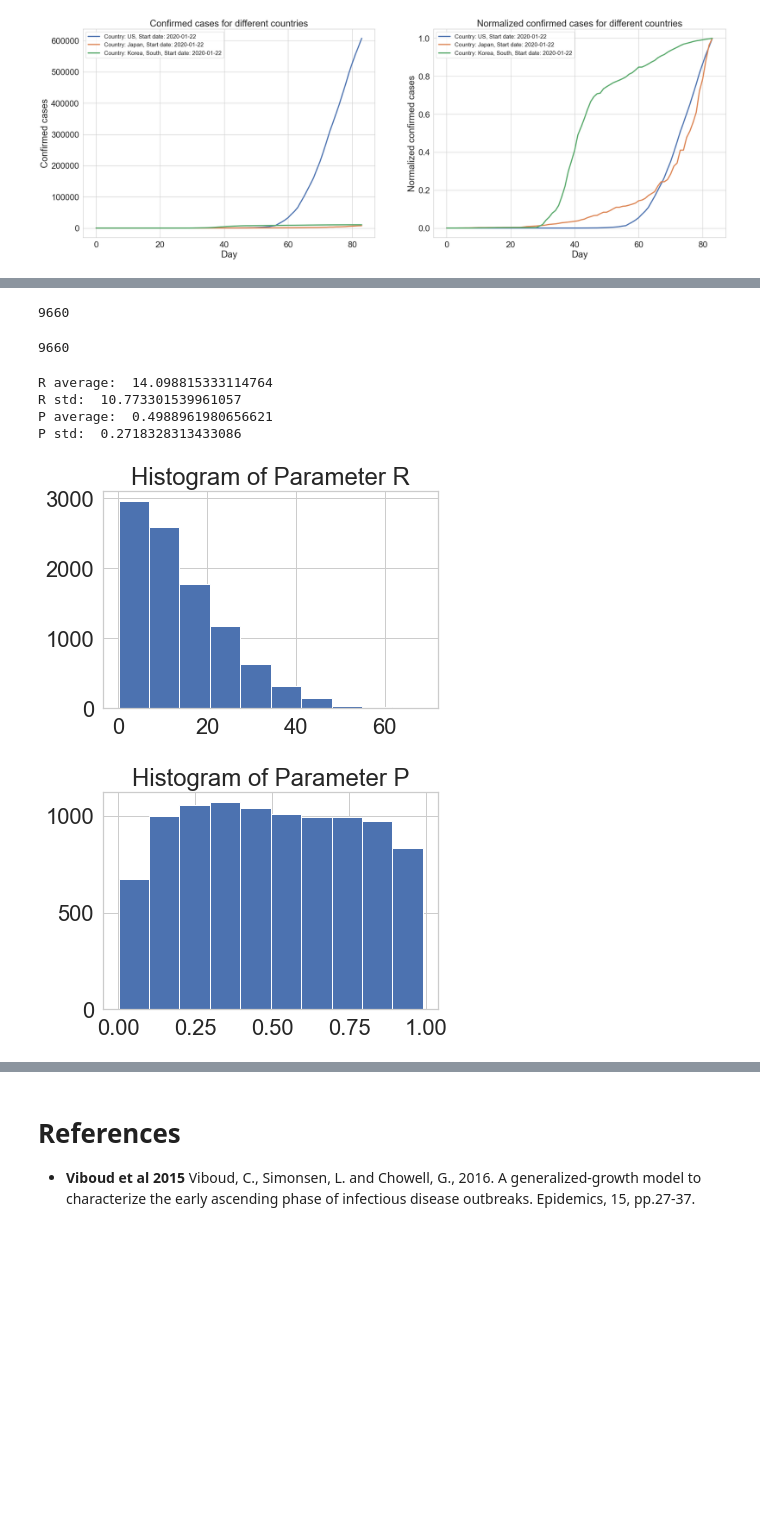
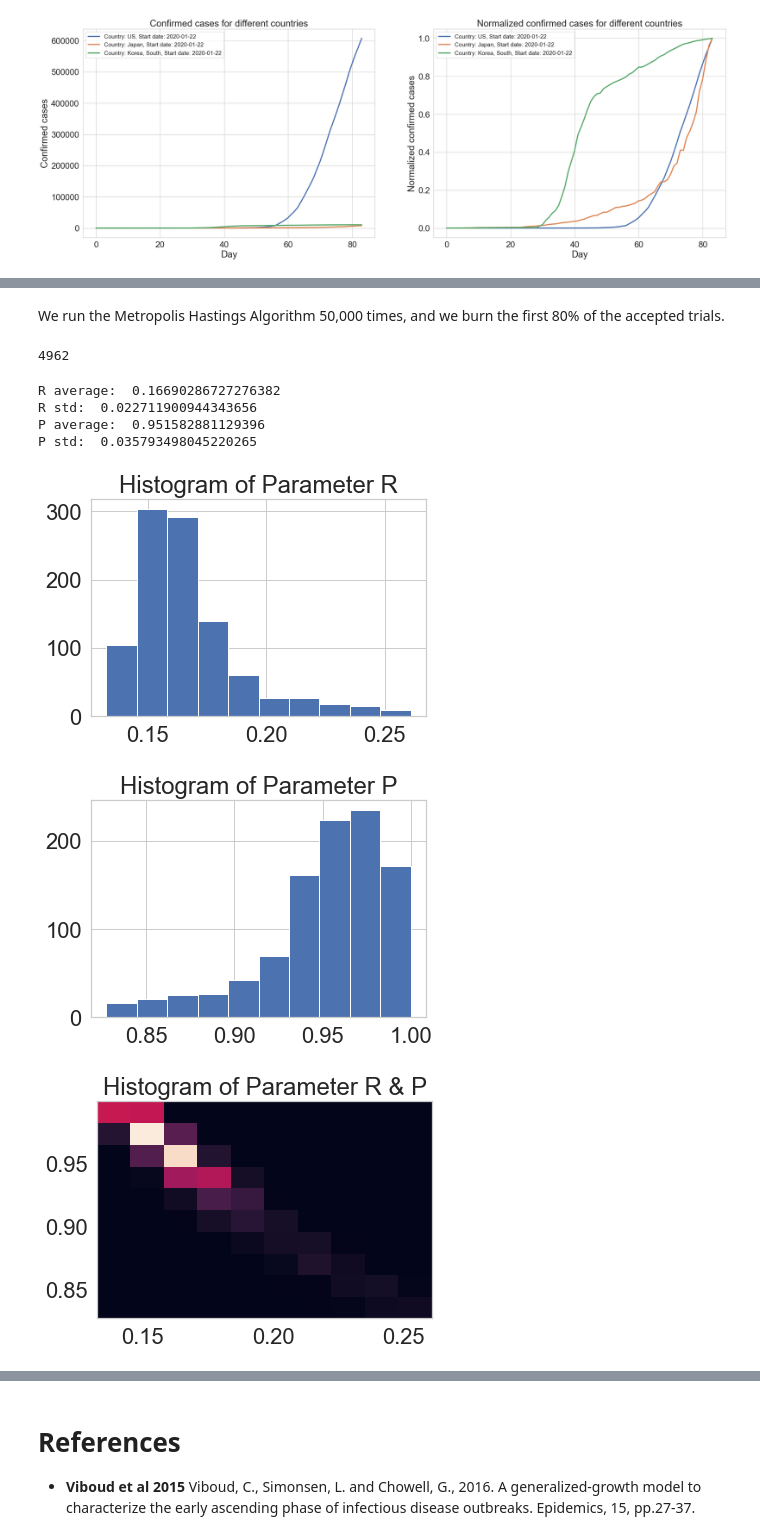
Before and after one commit to akhilpotla/StudyCovid19, a Jupyter notebook: process/bayesian/Assignment on Bayesian Inversion.ipynb, the cells around one changed output, grey strips where cells are left out. Cells and saved outputs as stored; diff of their text form; code cells hidden in the pictures; blank space fills up the shorter version.

```diff
--- a/process/bayesian/Assignment on Bayesian Inversion.ipynb
+++ b/process/bayesian/Assignment on Bayesian Inversion.ipynb
@@ -87,18 +151,25 @@ Based on this [tutorial](https://towardsdatascience.com/from-scratch-bayesian-in
 # %%
 calibration_cases = calibration_US[1].to_numpy()
+calibration_noise = np.std(calibration_cases)
+n_iter = 50000
 # %%
-transition_model1 = lambda theta: [np.random.normal(theta[1], 20), np.random.normal(theta[1], 0.1)]
+transition_model1 = lambda theta: [np.random.normal(theta[0], 0.1), np.random.normal(theta[1], 0.01)]
 
 def prior(theta):
-    if (theta[0] <= 0 or theta[1] <= 0):
+    if (theta[0] < 1.e-5 or theta[1] <= 1.e-5):
         return 1.e-8
-    elif theta[1] >= 0.99:
+    elif theta[1] >= (1 - 1.e-5):
         return 1.e-8
     else:
         return 1
 
-def log_lik(theta, data):
-    return np.log(np.sum(scipy.stats.expon(scale=theta[0], loc=theta[1]).pdf(data)))
+# likelihood
+def log_lik(theta, model, t, data, fix_params, noise_sigma):
+    # get model output
+    C = model(theta, t, fix_params)
+    # log likelihood
+    b = data - C
+    return (-1. / (2. * noise_sigma * noise_sigma)) * np.linalg.norm(data - C) ** 2
 
 def acceptance(theta, theta_new):
     if theta_new > theta:
@@ -107,7 +178,8 @@ def acceptance(theta, theta_new):
         accept = np.random.uniform(0, 1)
         return (accept < (np.exp(theta_new - theta)))
 
-def metropolis_hastings(likelihood_computer,prior, transition_model, param_init,iterations,data,acceptance_rule):
+def metropolis_hastings(model, likelihood, prior, transition_model, param_init, iterations,
+                        t, data, fix_params, acceptance_rule, noise_sigma):
     # likelihood_computer(x,data): returns the likelihood that these parameters generated the data
     # transition_model(x): a function that draws a sample from a symmetric distribution and returns it
     # param_init: a starting sample
@@ -117,52 +189,58 @@ def metropolis_hastings(likelihood_computer,prior, transition_model, param_init,
     x = param_init
     accepted = []
     rejected = []
+    num_accepted = []
     for i in range(iterations):
-        x_new =  transition_model(x)
-        x_lik = likelihood_computer(x, data)
-        x_new_lik = likelihood_computer(x_new, data)
-        if (acceptance_rule(x_lik + np.log(prior(x)), x_new_lik + np.log(prior(x_new)))):
+        x_new = transition_model(x)
+        x_lik = likelihood(x, model, t, data, fix_params, noise_sigma)
+        x_new_lik = likelihood(x_new, model, t, data, fix_params, noise_sigma)
+        if (acceptance_rule(x_lik + np.log(prior(x)),
+                            x_new_lik+np.log(prior(x_new)))):
             x = x_new
             accepted.append(x_new)
         else:
             rejected.append(x_new)
 
     return np.array(accepted), np.array(rejected)
+# %% [markdown]
+We run the Metropolis Hastings Algorithm 50,000 times, and we burn the first 80% of the accepted trials.
 # %%
-accepted, rejected = metropolis_hastings(log_lik, prior, transition_model1, [100, 0.2], 50000, calibration_cases, acceptance)
-after_burn_in = int(len(accepted) * 0.5)
-print(after_burn_in)
+accepted, rejected = metropolis_hastings(model1, log_lik, prior, transition_model1, [0., 0.], n_iter,
+                                         calibration_times, calibration_cases, [1, 100], acceptance, calibration_noise)
+print('Number of Accepted out of 50,000 trials: 'len(accepted))
+after_burn_in = int(len(accepted) * 0.8)
 accepted = accepted.T
 # %% [output]
-9660
+4962
 # %%
 r = accepted[0, after_burn_in:]
 p = accepted[1, after_burn_in:]
-print(len(r))
 r_average = np.average(r)
 r_std = np.std(r)
 p_average = np.average(p)
 p_std = np.std(p)
-# %% [output]
-9660
 # %%
 plt.hist(r)
 plt.title('Histogram of Parameter R')
 plt.figure()
 plt.hist(p)
 plt.title('Histogram of Parameter P')
+plt.figure()
+plt.hist2d(r, p)
+plt.title('Histogram of Parameter R & P')
 
 print('R average: ', r_average)
 print('R std: ', r_std)
 print('P average: ', p_average)
 print('P std: ', p_std)
 # %% [output]
-R average:  14.098815333114764
-R std:  10.773301539961057
-P average:  0.4988961980656621
-P std:  0.2718328313433086
+R average:  0.16690286727276382
+R std:  0.022711900944343656
+P average:  0.951582881129396
+P std:  0.035793498045220265
-[figure, old version]
+[figure, new version]
-[figure, old version]
+[figure, new version]
+[figure, added]
 # %%
 t = [float(i) for i in range(84)]
 T = 100.
```
Also changed, not shown: parts of 25 cells of this notebook, 2 other files.
